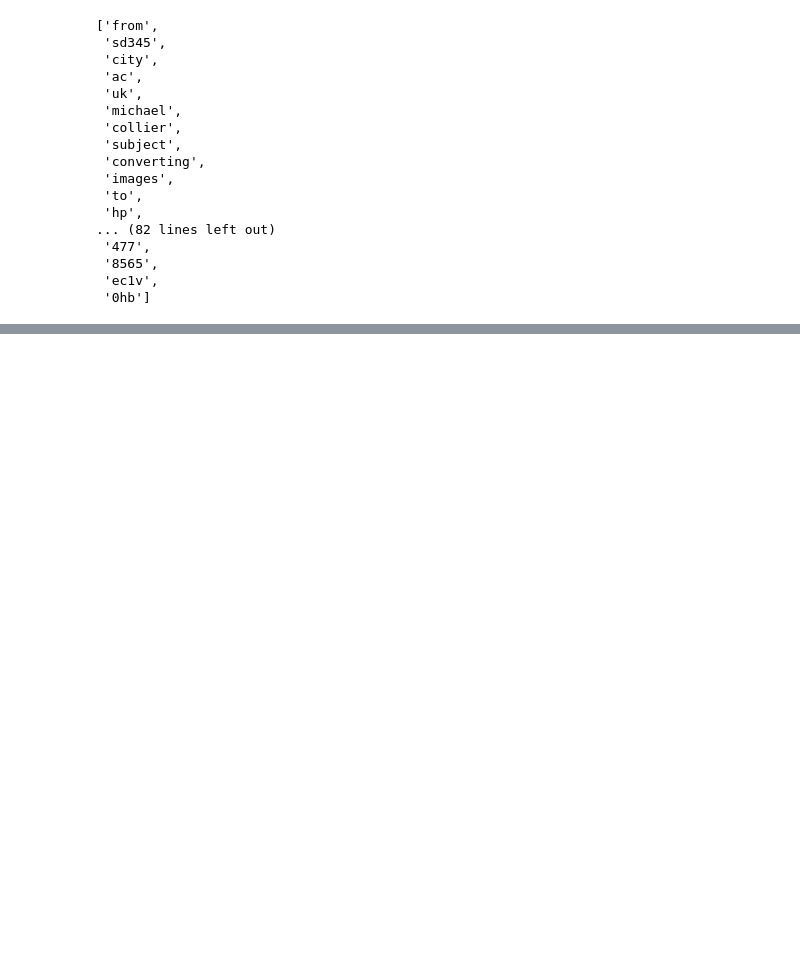
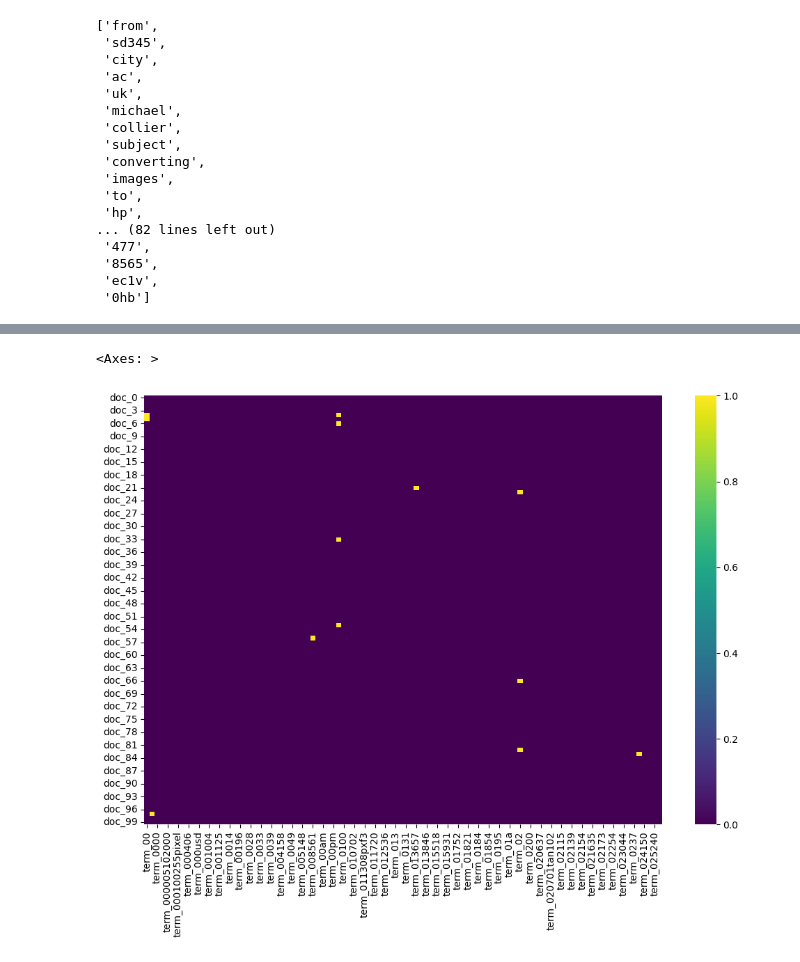
Before and after one commit to samjun99/DM2025-Lab1-Exercise, a Jupyter notebook: Test_1.ipynb, the cells around one changed output, grey strips where cells are left out. Cells and saved outputs as stored; diff of their text form; code cells hidden in the pictures; blank space fills up the shorter version.

```diff
--- a/Test_1.ipynb
+++ b/Test_1.ipynb
@@ -379,0 +463,24 @@ analyze(X.text[0])
+# %%
+term_len = 100
+doc_len = 100
+
+# first twenty features only
+plot_x = ["term_"+str(i) for i in count_vect.get_feature_names_out()[0:term_len]]
+
+# obtain document index
+plot_y = ["doc_"+ str(i) for i in list(X.index)[0:doc_len]]
+
+plot_z = X_counts[0:doc_len, 0:term_len].toarray() #X_counts[how many documents, how many terms]
+# %%
+import seaborn as sns
+
+df_todraw = pd.DataFrame(plot_z, columns = plot_x, index = plot_y)
+"""
+plt.subplots(figsize=(9, 7))
+ax = sns.heatmap(df_todraw, cmap="PuRd", vmin=0, vmax=1, annot=True)
+"""
+plt.subplots(figsize=(12, 8))
+sns.heatmap(df_todraw, cmap="viridis", cbar=True)
+# %% [output]
+<Axes: >
+[figure, added]
```
Also changed, not shown: parts of 14 cells of this notebook.
